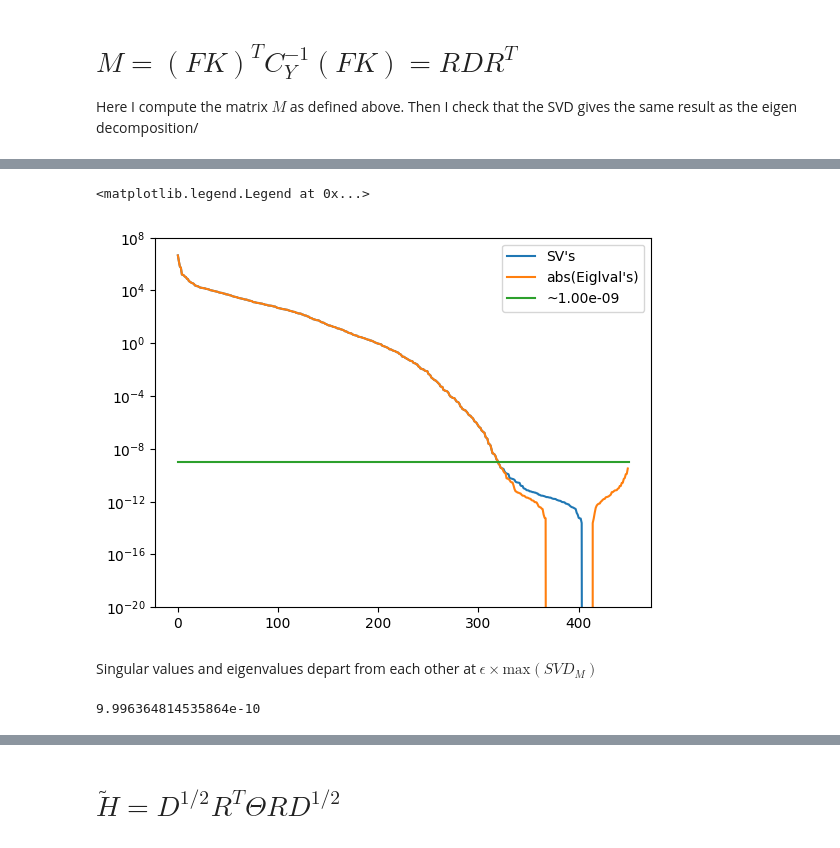
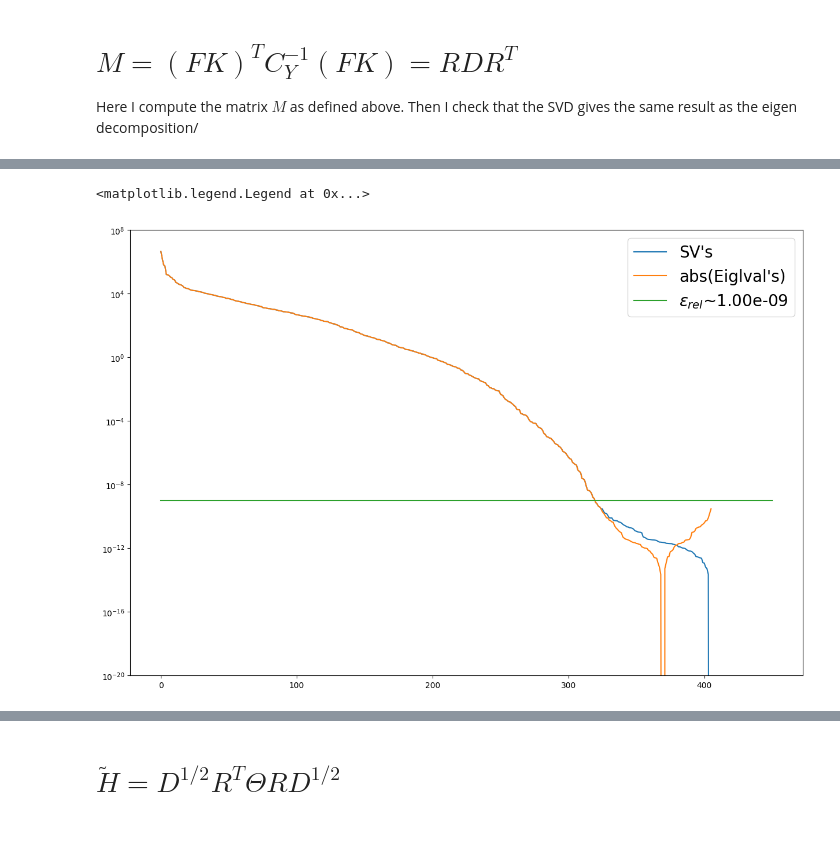
Before and after one commit to achiefa/DeepLearningTheory, a Jupyter notebook: Experiments/Integrated_solution/nnpdf/data_evolution_svd.ipynb, the cells around one changed output, grey strips where cells are left out. Cells and saved outputs as stored; diff of their text form; code cells hidden in the pictures.

```diff
--- a/Experiments/Integrated_solution/nnpdf/data_evolution_svd.ipynb
+++ b/Experiments/Integrated_solution/nnpdf/data_evolution_svd.ipynb
@@ -265,5 +263,3 @@ Regularize $(FK)$
-# %%
-FK_reg, (S_FK, Vh_FK, _, tol) = regularize_matrix_svd(FK, tol=1e-10)
 # %% [markdown]
 # $M = (FK)^T C_Y^{-1} (FK) = RDR^T$
 Here I compute the matrix $M$ as defined above. Then I check that the SVD gives the same result as the eigen decomposition/
@@ -270,5 +270,16 @@ Here I compute the matrix $M$ as defined above. Then I check that the SVD gives
 # %%
+# Compute M and make a copy
 M = FK.T @ Cinv.to_numpy() @ FK
+M_full = M.copy()
+
+# Regularize M
+zero_indices = np.argwhere(M == 0)
+M = M[zero_indices[-1][1]:, zero_indices[-1][1]: ]
+FK_reg = FK[:, zero_indices[-1][1]:]
+
+# Compute SVD
 U_M, S_M, Vh_M = np.linalg.svd(M, full_matrices=True, hermitian=True)
 V_M = Vh_M.T
+
+print(f"Max. singular value : {S_M[0]:.2e}")
 assert(np.allclose(M, M.T))
@@ -278,21 +300,16 @@ eigvals_M = eigvals_M[::-1]
 eigvecs_M = eigvecs_M[:, ::-1]
 # %%
 eps = np.finfo(M.dtype).eps
-y_line = eps * S_M[0]
+eps_rel_M = eps * S_M[0]
 
+plt.figure(figsize=(15,10))
 plt.plot(S_M, label="SV's")
 plt.plot(np.abs(eigvals_M), label="abs(Eiglval's)")
-plt.plot(np.linspace(0,450,100), [y_line for _ in range(100)], label=f'~{y_line:.2e}')
+plt.plot(np.linspace(0,450,100), [eps_rel_M for _ in range(100)], label=r'$\varepsilon_{rel}$' +  f'~{eps_rel_M:.2e}')
 #plt.xscale('log')
 plt.yscale('log')
 plt.ylim([1.e-20,1.e8])
-plt.legend()
+plt.legend(fontsize=20)
 # %% [output]
 <matplotlib.legend.Legend at 0x...>
-[figure, old version]
+[figure, new version]
-# %% [markdown]
-Singular values and eigenvalues depart from each other at $\epsilon \times \textrm{max}(SVD_M)$
-# %%
-eps * S_M[0]
-# %% [output]
-9.996364814535864e-10
```
Also changed, not shown: parts of 64 cells of this notebook.
